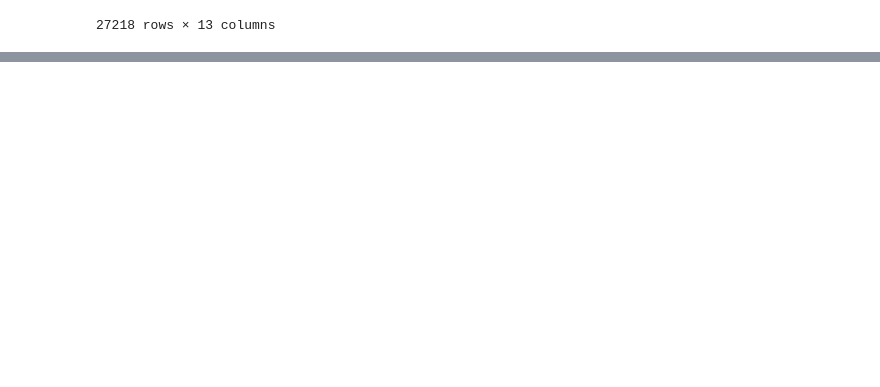
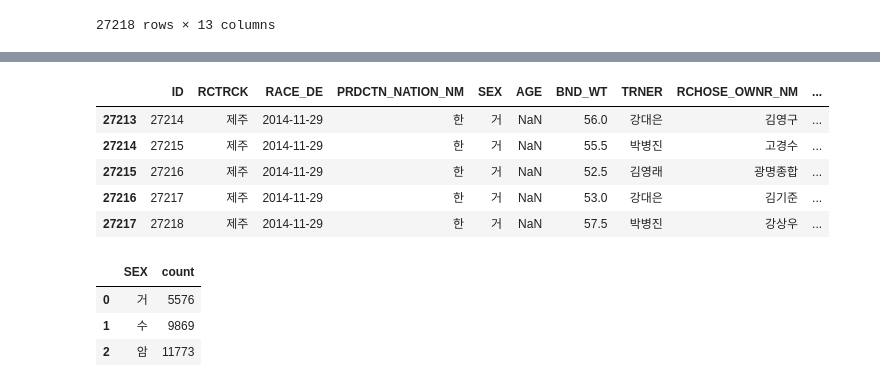
Before and after one commit to kimjaemin95/python_data_science, a Jupyter notebook: 파이썬-pandas/exam_03_pandas_pivot.ipynb, the cells around one changed output, grey strips where cells are left out. Saved outputs shown, nothing was run; the diff lists cells and outputs as text; code cells hidden in the pictures; blank space fills up the shorter version.

```diff
--- a/파이썬-pandas/exam_03_pandas_pivot.ipynb
+++ b/파이썬-pandas/exam_03_pandas_pivot.ipynb
@@ -83,0 +184,17 @@ df_2014.groupby("RACE_DE").agg("count")
+# %%
+df_2 = pd.read_csv("./datas/2014_s.csv", encoding="euc-kr")
+df_2.tail(5)
+# %% [output]
+|  | ID | RCTRCK | RACE_DE | PRDCTN_NATION_NM | SEX | AGE | BND_WT | TRNER | RCHOSE_OWNR_NM | ... |
+| 27213 | 27214 | 제주 | 2014-11-29 | 한 | 거 | NaN | 56.0 | 강대은 | 김영구 | ... |
+| 27214 | 27215 | 제주 | 2014-11-29 | 한 | 거 | NaN | 55.5 | 박병진 | 고경수 | ... |
+| 27215 | 27216 | 제주 | 2014-11-29 | 한 | 거 | NaN | 52.5 | 김영래 | 광명종합 | ... |
+| 27216 | 27217 | 제주 | 2014-11-29 | 한 | 거 | NaN | 53.0 | 강대은 | 김기준 | ... |
+| 27217 | 27218 | 제주 | 2014-11-29 | 한 | 거 | NaN | 57.5 | 박병진 | 강상우 | ... |
+# %%
+df_2.groupby("SEX").size().reset_index(name = "count")
+# %% [output]
+|  | SEX | count |
+| 0 | 거 | 5576 |
+| 1 | 수 | 9869 |
+| 2 | 암 | 11773 |
```
Also changed, not shown: parts of 18 cells of this notebook.
